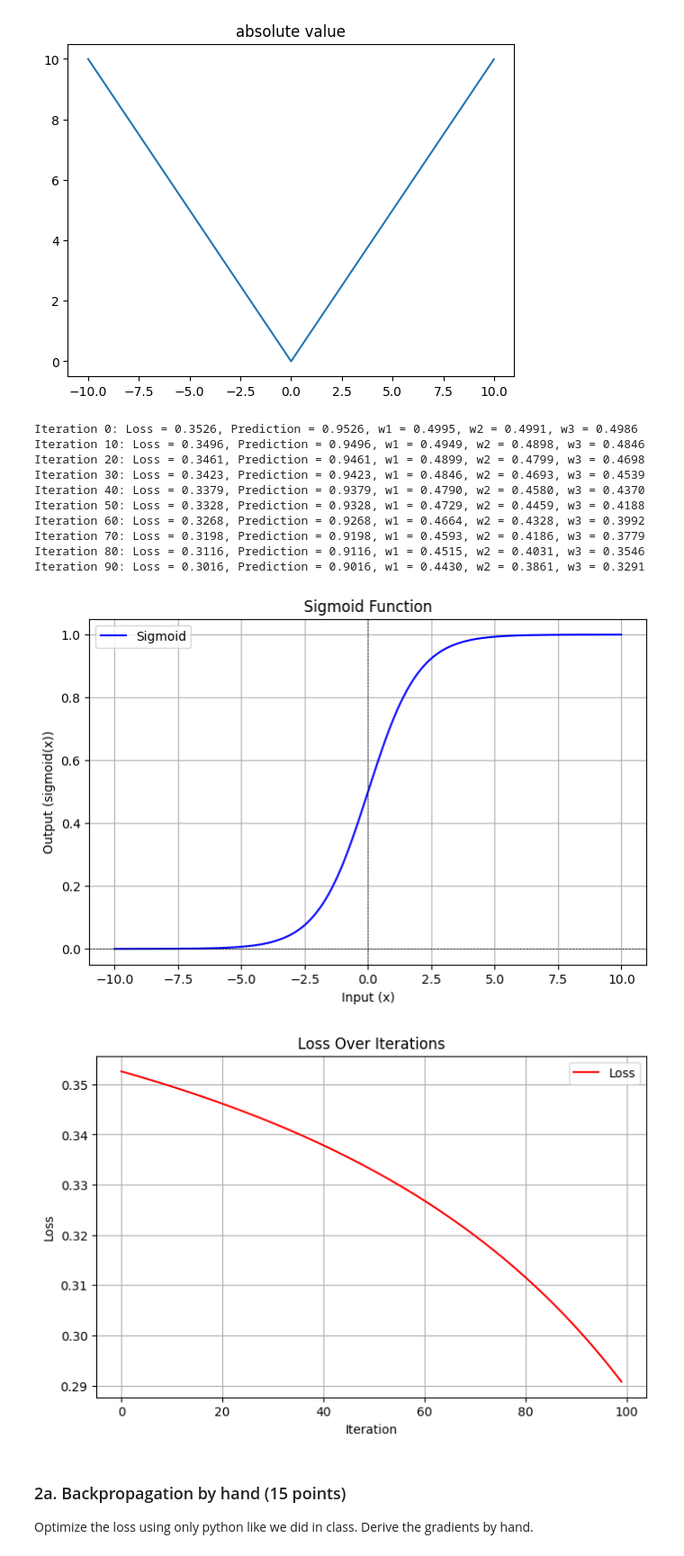
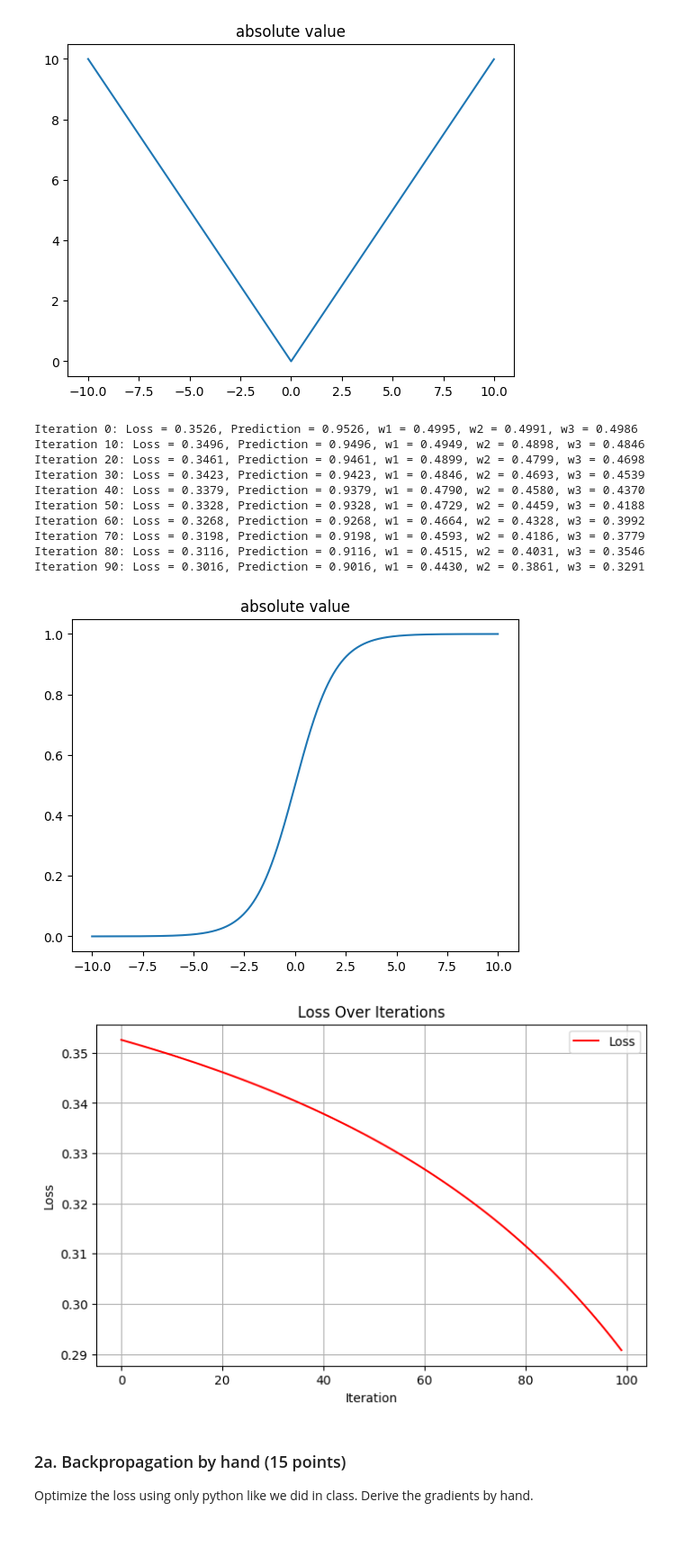
Before and after one commit to KarthikGowdaRamakrishna/Adv-Techniques-With-LLM-INFO7374-Spring-2025, a Jupyter notebook: INFO_7374_Assignment_1_Karthik.ipynb, the cells around one changed output. Shown: that part at 90% size. Cells and saved outputs as stored; diff of their text form; code cells hidden in the pictures.

```diff
--- a/INFO_7374_Assignment_1_Karthik.ipynb
+++ b/INFO_7374_Assignment_1_Karthik.ipynb
@@ -400,46 +389,37 @@ for i in range(100):  # 100 iterations
     w1 -= lr * grad_w1
     w2 -= lr * grad_w2
     w3 -= lr * grad_w3
 
     # Print progress every 10 iterations
     if i % 10 == 0:
         print(f"Iteration {i}: Loss = {loss:.4f}, Prediction = {prediction:.4f}, w1 = {w1:.4f}, w2 = {w2:.4f}, w3 = {w3:.4f}")
 
 # Plot sigmoid curve
 xs = np.arange(-10, 10, 0.01)
 ys = [sigmoid(x) for x in xs]
-plt.figure(figsize=(8, 5))
-plt.plot(xs, ys, label="Sigmoid", color="blue")
-plt.title("Sigmoid Function")
-plt.xlabel("Input (x)")
-plt.ylabel("Output (sigmoid(x))")
-plt.axhline(0, color='black', linewidth=0.5, linestyle='--')
-plt.axvline(0, color='black', linewidth=0.5, linestyle='--')
-plt.grid(True)
-plt.legend()
-plt.show()
+plt.title('absolute value')
+plt.plot(xs, ys)
 
 # Plot loss over iterations
-plt.figure(figsize=(8, 5))
+plt.title("Loss Over Iterations")
 plt.plot(range(100), losses, label="Loss", color="red")
-plt.title("Loss Over Iterations")
 plt.xlabel("Iteration")
 plt.ylabel("Loss")
 plt.grid(True)
 plt.legend()
 plt.show()
 # %% [output]
 Iteration 0: Loss = 0.3526, Prediction = 0.9526, w1 = 0.4995, w2 = 0.4991, w3 = 0.4986
 Iteration 10: Loss = 0.3496, Prediction = 0.9496, w1 = 0.4949, w2 = 0.4898, w3 = 0.4846
 Iteration 20: Loss = 0.3461, Prediction = 0.9461, w1 = 0.4899, w2 = 0.4799, w3 = 0.4698
 Iteration 30: Loss = 0.3423, Prediction = 0.9423, w1 = 0.4846, w2 = 0.4693, w3 = 0.4539
 Iteration 40: Loss = 0.3379, Prediction = 0.9379, w1 = 0.4790, w2 = 0.4580, w3 = 0.4370
 Iteration 50: Loss = 0.3328, Prediction = 0.9328, w1 = 0.4729, w2 = 0.4459, w3 = 0.4188
 Iteration 60: Loss = 0.3268, Prediction = 0.9268, w1 = 0.4664, w2 = 0.4328, w3 = 0.3992
 Iteration 70: Loss = 0.3198, Prediction = 0.9198, w1 = 0.4593, w2 = 0.4186, w3 = 0.3779
 Iteration 80: Loss = 0.3116, Prediction = 0.9116, w1 = 0.4515, w2 = 0.4031, w3 = 0.3546
 Iteration 90: Loss = 0.3016, Prediction = 0.9016, w1 = 0.4430, w2 = 0.3861, w3 = 0.3291
-[figure, old version]
+[figure, new version]
 [figure]
 # %% [markdown]
 ### 2a. Backpropagation by hand (15 points)
```
Also changed, not shown: parts of 9 cells of this notebook.
